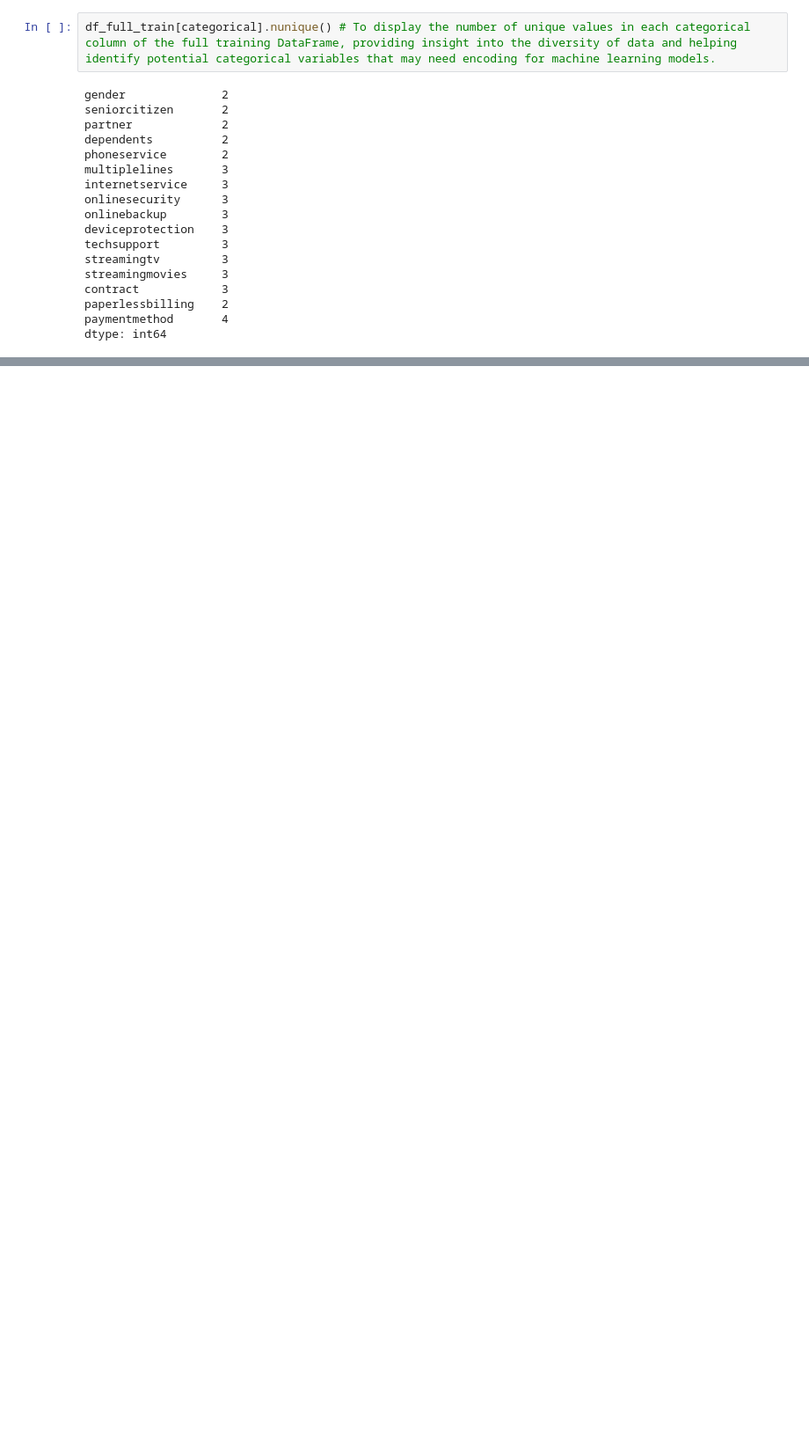
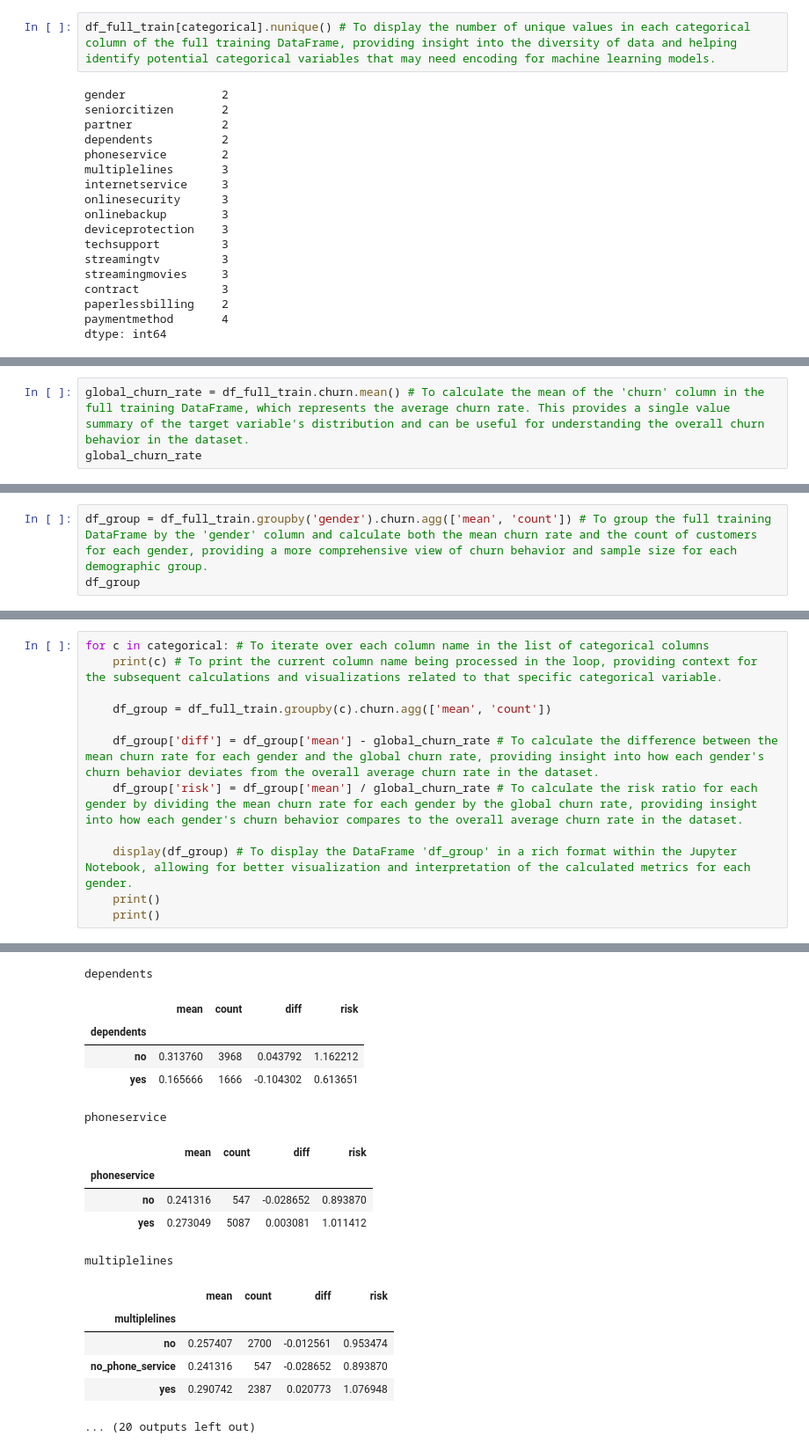
Before and after one commit to Mhdyassin/ML-Projects, a Jupyter notebook: Classification/Churn Model.ipynb, the cells around one changed output, grey strips where cells are left out. Shown at 88% size. Saved outputs shown, nothing was run; the diff lists cells and outputs as text; blank space fills up the shorter version.

```diff
--- a/Classification/Churn Model.ipynb
+++ b/Classification/Churn Model.ipynb
@@ -320,0 +360,3 @@ dtype: int64
+# %%
+global_churn_rate = df_full_train.churn.mean() # To calculate the mean of the 'churn' column in the full training DataFrame, which represents the average churn rate. This provides a single value summary of the target variable's distribution and can be useful for understanding the overall churn behavior in the dataset.
+global_churn_rate
@@ -320,0 +433,3 @@ dtype: int64
+# %%
+df_group = df_full_train.groupby('gender').churn.agg(['mean', 'count']) # To group the full training DataFrame by the 'gender' column and calculate both the mean churn rate and the count of customers for each gender, providing a more comprehensive view of churn behavior and sample size for each demographic group.
+df_group
@@ -320,0 +445,13 @@ dtype: int64
+# %%
+for c in categorical: # To iterate over each column name in the list of categorical columns
+    print(c) # To print the current column name being processed in the loop, providing context for the subsequent calculations and visualizations related to that specific categorical variable.
+
+    df_group = df_full_train.groupby(c).churn.agg(['mean', 'count'])
+
+    df_group['diff'] = df_group['mean'] - global_churn_rate # To calculate the difference between the mean churn rate for each gender and the global churn rate, providing insight into how each gender's churn behavior deviates from the overall average churn rate in the dataset.
+    df_group['risk'] = df_group['mean'] / global_churn_rate # To calculate the risk ratio for each gender by dividing the mean churn rate for each gender by the global churn rate, providing insight into how each gender's churn behavior compares to the overall average churn rate in the dataset.
+
+    display(df_group) # To display the DataFrame 'df_group' in a rich format within the Jupyter Notebook, allowing for better visualization and interpretation of the calculated metrics for each gender.
+    print()
+    print()
+# %% [output]
@@ -320,0 +473,17 @@ dtype: int64
+dependents
+|  | mean | count | diff | risk |
+| dependents |  |  |  |  |
+| no | 0.313760 | 3968 | 0.043792 | 1.162212 |
+| yes | 0.165666 | 1666 | -0.104302 | 0.613651 |
+phoneservice
+|  | mean | count | diff | risk |
+| phoneservice |  |  |  |  |
+| no | 0.241316 | 547 | -0.028652 | 0.893870 |
+| yes | 0.273049 | 5087 | 0.003081 | 1.011412 |
+multiplelines
+|  | mean | count | diff | risk |
+| multiplelines |  |  |  |  |
+| no | 0.257407 | 2700 | -0.012561 | 0.953474 |
+| no_phone_service | 0.241316 | 547 | -0.028652 | 0.893870 |
+| yes | 0.290742 | 2387 | 0.020773 | 1.076948 |
+... (20 outputs left out)
```
Also changed, not shown: parts of 23 cells of this notebook.
